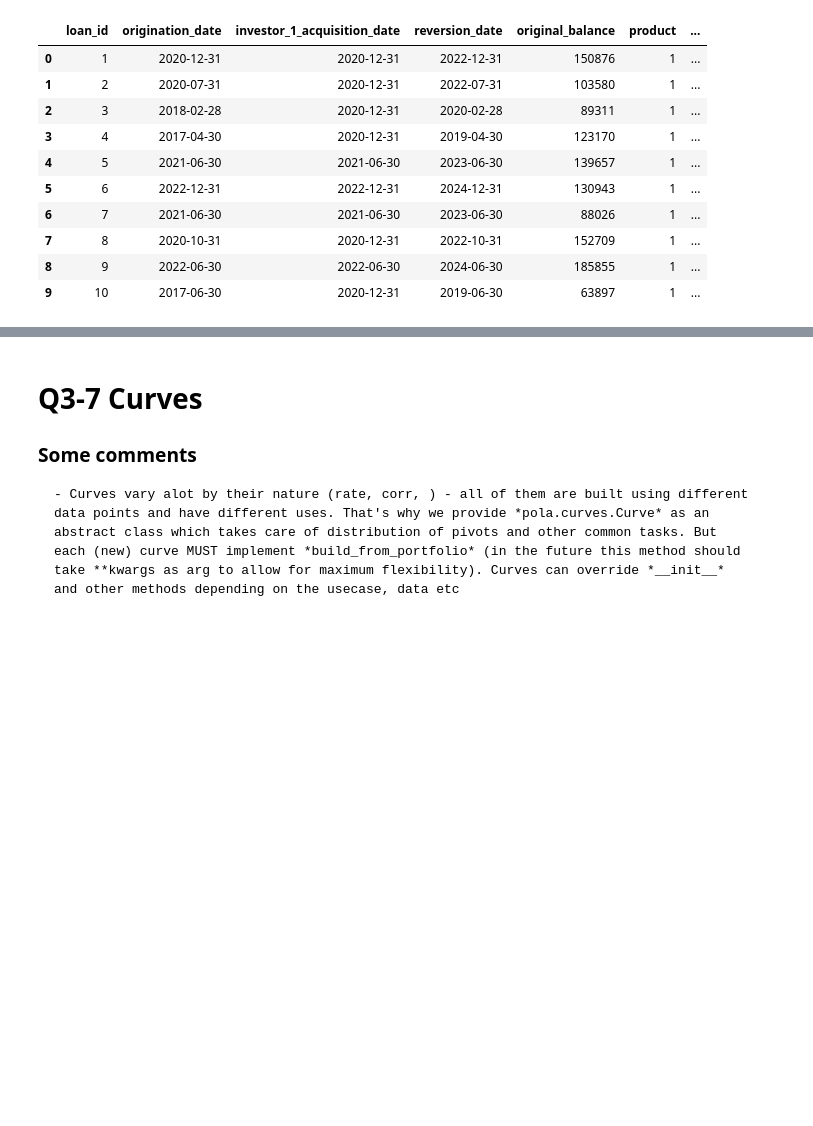
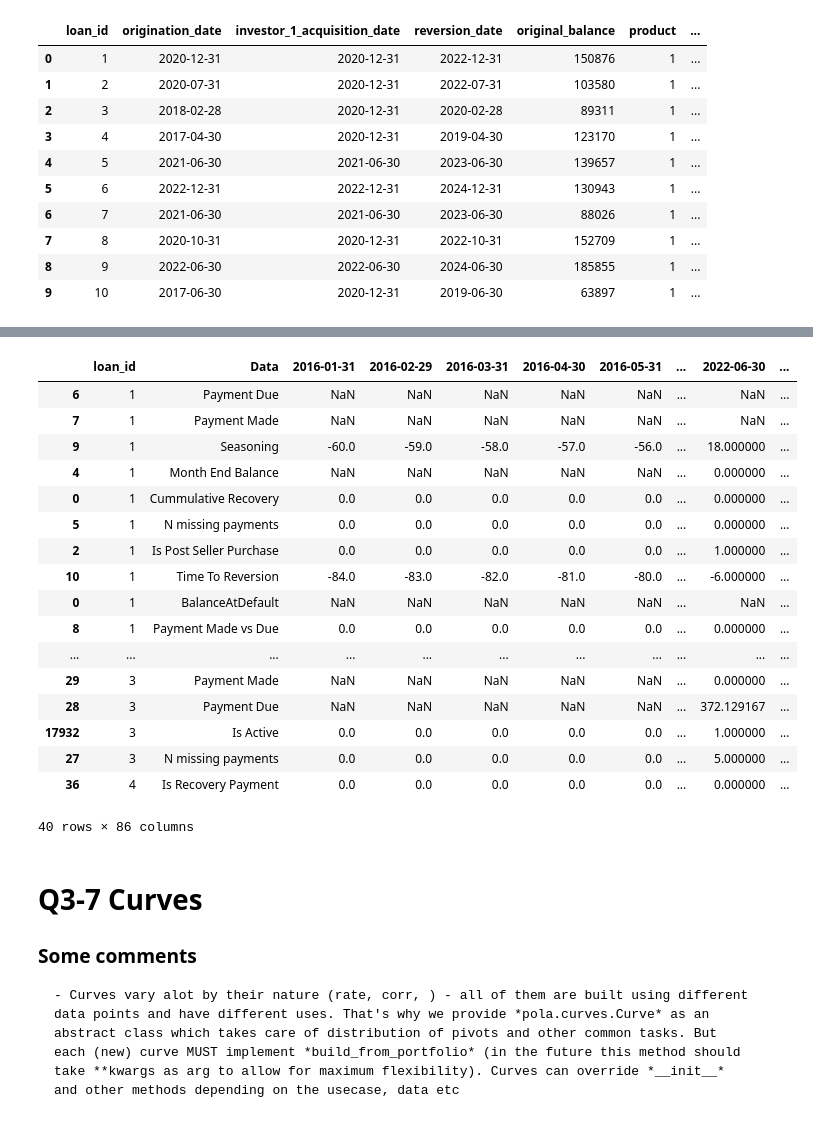
Before and after one commit to AnatolyBuga/elliott, a Jupyter notebook: Solution.ipynb, the cells around one changed output, grey strips where cells are left out. Saved outputs shown, nothing was run; the diff lists cells and outputs as text; code cells hidden in the pictures; blank space fills up the shorter version.

```diff
--- a/Solution.ipynb
+++ b/Solution.ipynb
@@ -319,4 +304,26 @@ loans_data.add_is_active().head(10)
 10 rows × 86 columns
+# %%
+# For Recovery Curve good to cumulative recovery
+loans_data.add_cummulative_recovery_payments().head(40)
+# %% [output]
+|  | loan_id | Data | 2016-01-31 | 2016-02-29 | 2016-03-31 | 2016-04-30 | 2016-05-31 | ... | 2022-06-30 | ... |
+| 6 | 1 | Payment Due | NaN | NaN | NaN | NaN | NaN | ... | NaN | ... |
+| 7 | 1 | Payment Made | NaN | NaN | NaN | NaN | NaN | ... | NaN | ... |
+| 9 | 1 | Seasoning | -60.0 | -59.0 | -58.0 | -57.0 | -56.0 | ... | 18.000000 | ... |
+| 4 | 1 | Month End Balance | NaN | NaN | NaN | NaN | NaN | ... | 0.000000 | ... |
+| 0 | 1 | Cummulative Recovery | 0.0 | 0.0 | 0.0 | 0.0 | 0.0 | ... | 0.000000 | ... |
+| 5 | 1 | N missing payments | 0.0 | 0.0 | 0.0 | 0.0 | 0.0 | ... | 0.000000 | ... |
+| 2 | 1 | Is Post Seller Purchase | 0.0 | 0.0 | 0.0 | 0.0 | 0.0 | ... | 1.000000 | ... |
+| 10 | 1 | Time To Reversion | -84.0 | -83.0 | -82.0 | -81.0 | -80.0 | ... | -6.000000 | ... |
+| 0 | 1 | BalanceAtDefault | NaN | NaN | NaN | NaN | NaN | ... | NaN | ... |
+| 8 | 1 | Payment Made vs Due | 0.0 | 0.0 | 0.0 | 0.0 | 0.0 | ... | 0.000000 | ... |
+| ... | ... | ... | ... | ... | ... | ... | ... | ... | ... | ... |
+| 29 | 3 | Payment Made | NaN | NaN | NaN | NaN | NaN | ... | 0.000000 | ... |
+| 28 | 3 | Payment Due | NaN | NaN | NaN | NaN | NaN | ... | 372.129167 | ... |
+| 17932 | 3 | Is Active | 0.0 | 0.0 | 0.0 | 0.0 | 0.0 | ... | 1.000000 | ... |
+| 27 | 3 | N missing payments | 0.0 | 0.0 | 0.0 | 0.0 | 0.0 | ... | 5.000000 | ... |
+| 36 | 4 | Is Recovery Payment | 0.0 | 0.0 | 0.0 | 0.0 | 0.0 | ... | 0.000000 | ... |
+40 rows × 86 columns
 # %% [markdown]
 # Q3-7 Curves
 ### Some comments
```
Also changed, not shown: parts of 6 cells of this notebook.
